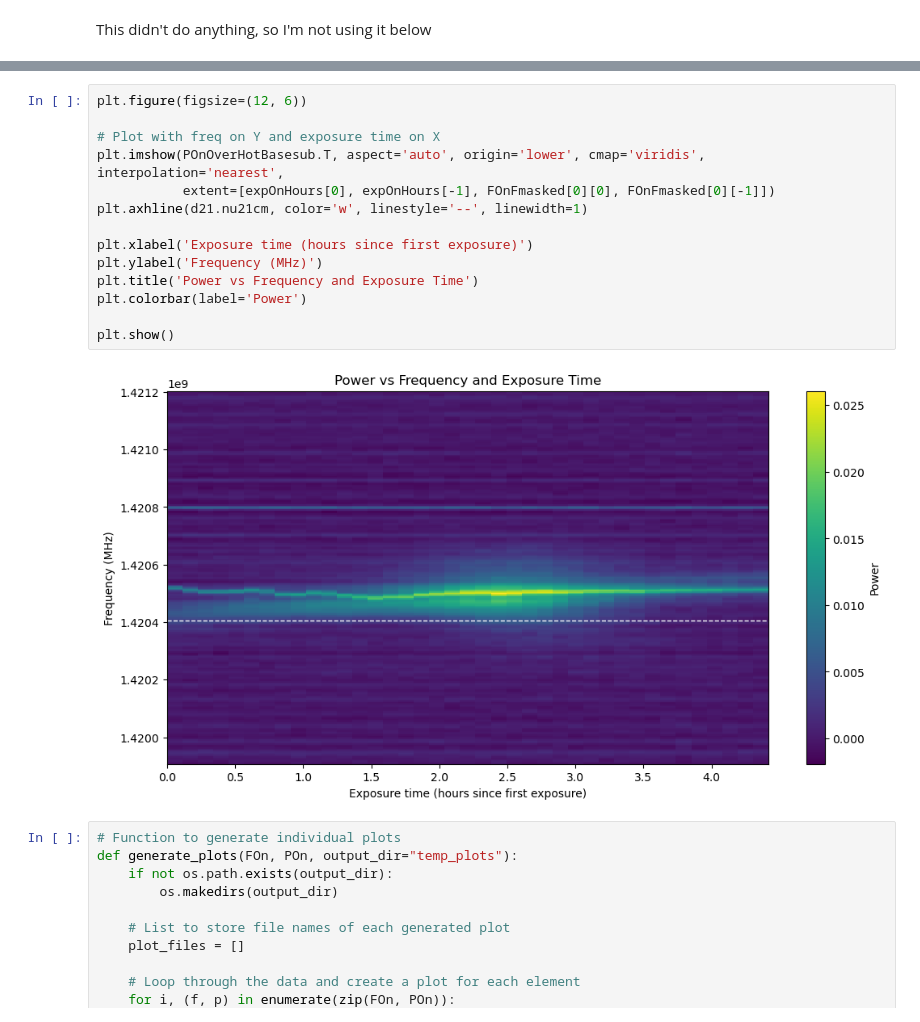
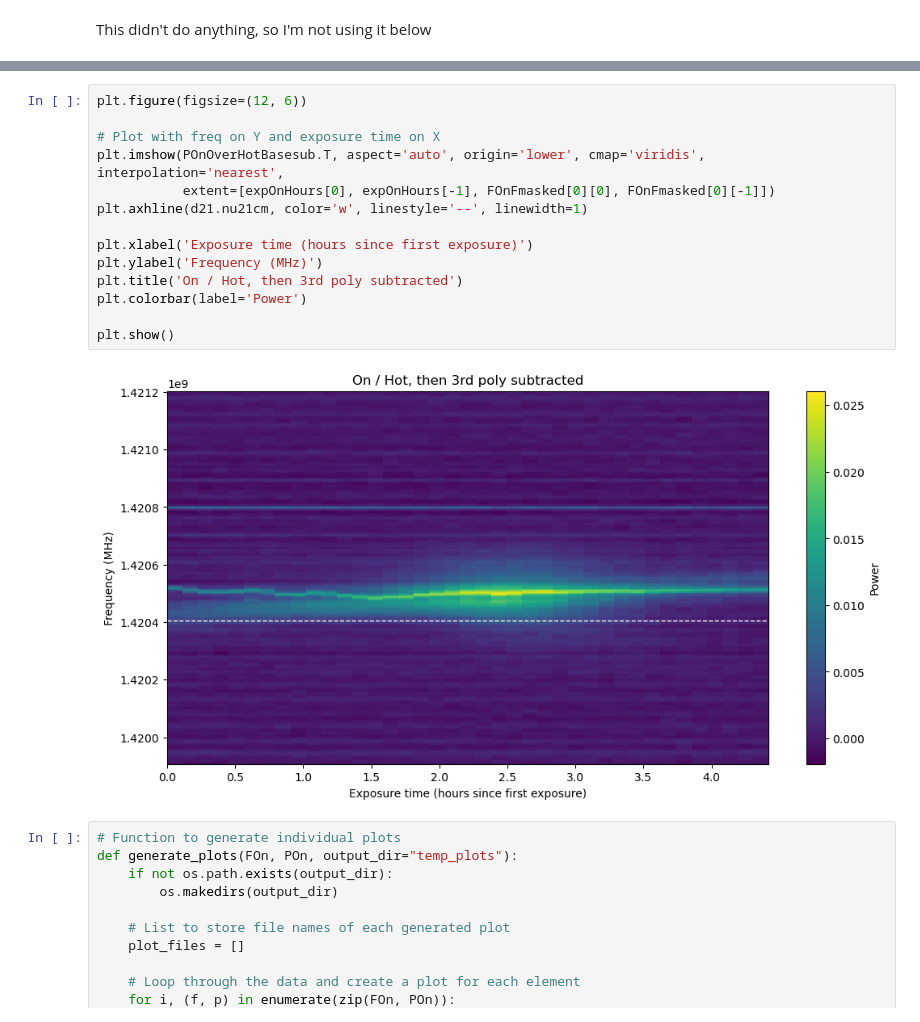
Before and after one commit to EmmanuelSchaan/DIY21cm, a Jupyter notebook: mw_detection_transiting_20250525.ipynb, the cells around one changed output, grey strips where cells are left out. Saved outputs shown, nothing was run; the diff lists cells and outputs as text.

Commit message:
waterfall plots

```diff
--- a/mw_detection_transiting_20250525.ipynb
+++ b/mw_detection_transiting_20250525.ipynb
@@ -490,19 +506,19 @@ This didn't do anything, so I'm not using it below
 # %%
 plt.figure(figsize=(12, 6))
 
 # Plot with freq on Y and exposure time on X
 plt.imshow(POnOverHotBasesub.T, aspect='auto', origin='lower', cmap='viridis', interpolation='nearest',
            extent=[expOnHours[0], expOnHours[-1], FOnFmasked[0][0], FOnFmasked[0][-1]])
 plt.axhline(d21.nu21cm, color='w', linestyle='--', linewidth=1)
 
 plt.xlabel('Exposure time (hours since first exposure)')
 plt.ylabel('Frequency (MHz)')
-plt.title('Power vs Frequency and Exposure Time')
+plt.title('On / Hot, then 3rd poly subtracted')
 plt.colorbar(label='Power')
 
 plt.show()
 # %% [output]
-[figure, old version]
+[figure, new version]
 # %%
 # Function to generate individual plots
 def generate_plots(FOn, POn, output_dir="temp_plots"):
```
Also changed, not shown: parts of 1 cell of this notebook.
